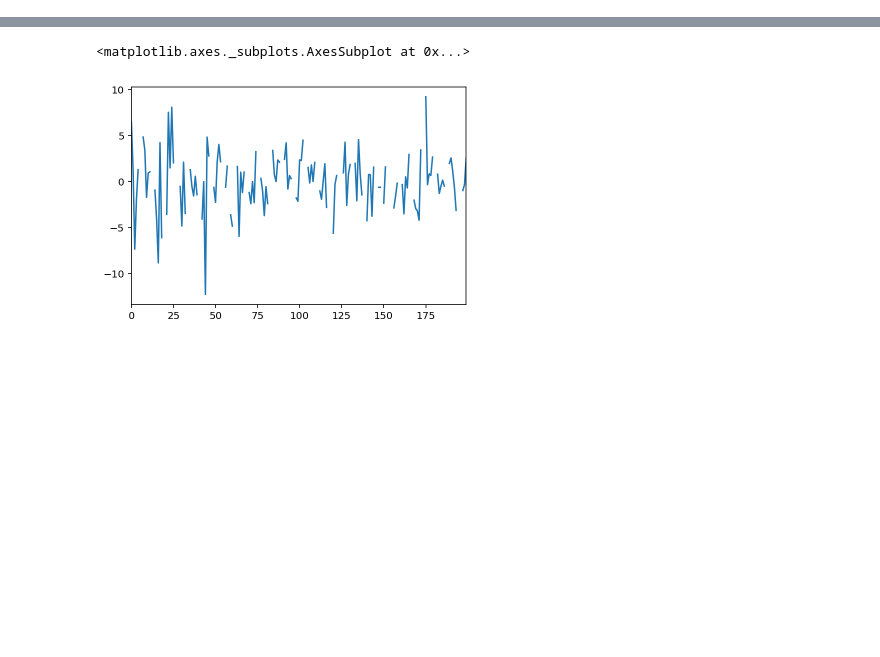
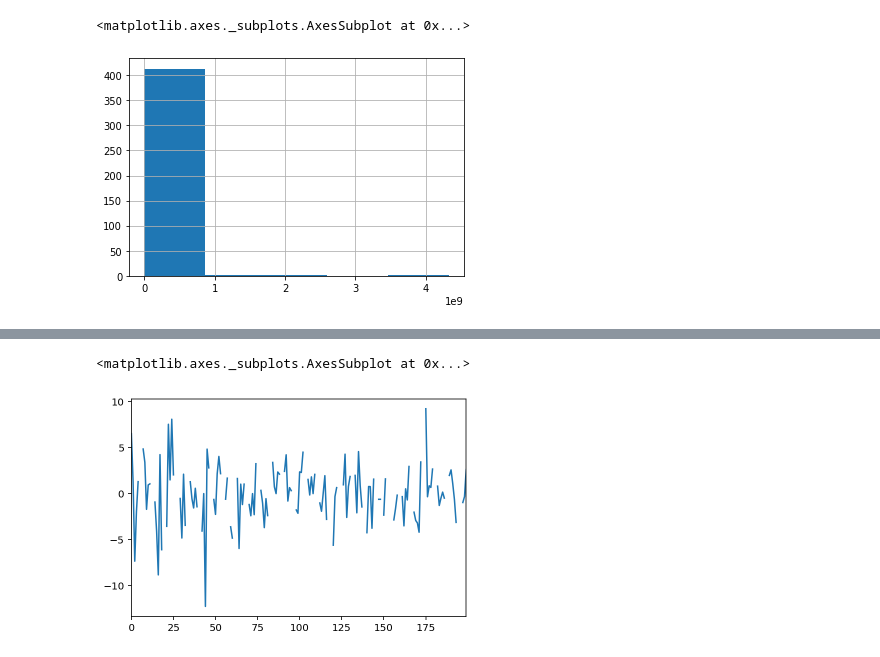
Before and after one commit to mokpolar/KRX_semiconductor_index_prediction, a Jupyter notebook: regression_with_full_data_20200129.ipynb, the cells around one changed output, grey strips where cells are left out. Saved outputs shown, nothing was run; the diff lists cells and outputs as text; code cells hidden in the pictures; blank space fills up the shorter version.

```diff
--- a/regression_with_full_data_20200129.ipynb
+++ b/regression_with_full_data_20200129.ipynb
@@ -1,2 +8,2 @@
 # %%
-df = pd.read_csv('bloomberg_krx_hynix_191229_2.csv')
+df = pd.read_csv('original_full_data.csv')
@@ -4,0 +21,7 @@ df.drop('Unnamed: 0', axis = 1, inplace =True)
+# %%
+desc = df.describe()
+# %%
+desc.T['std'].sort_values(ascending = False).hist(bins = 5)
+# %% [output]
+<matplotlib.axes._subplots.AxesSubplot at 0x...>
+[figure, added]
```
Also changed, not shown: parts of 8 cells of this notebook, 1 other file.
